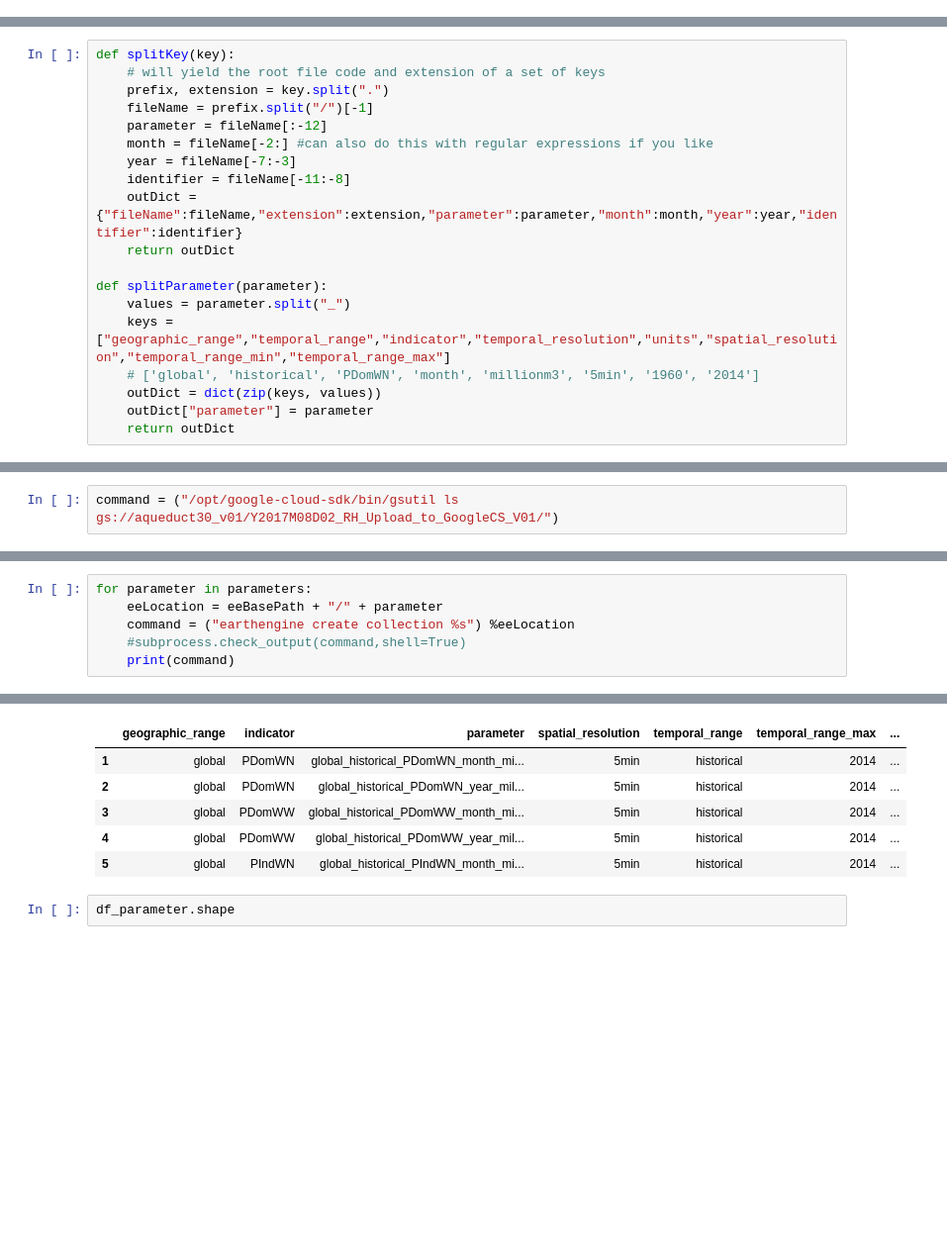
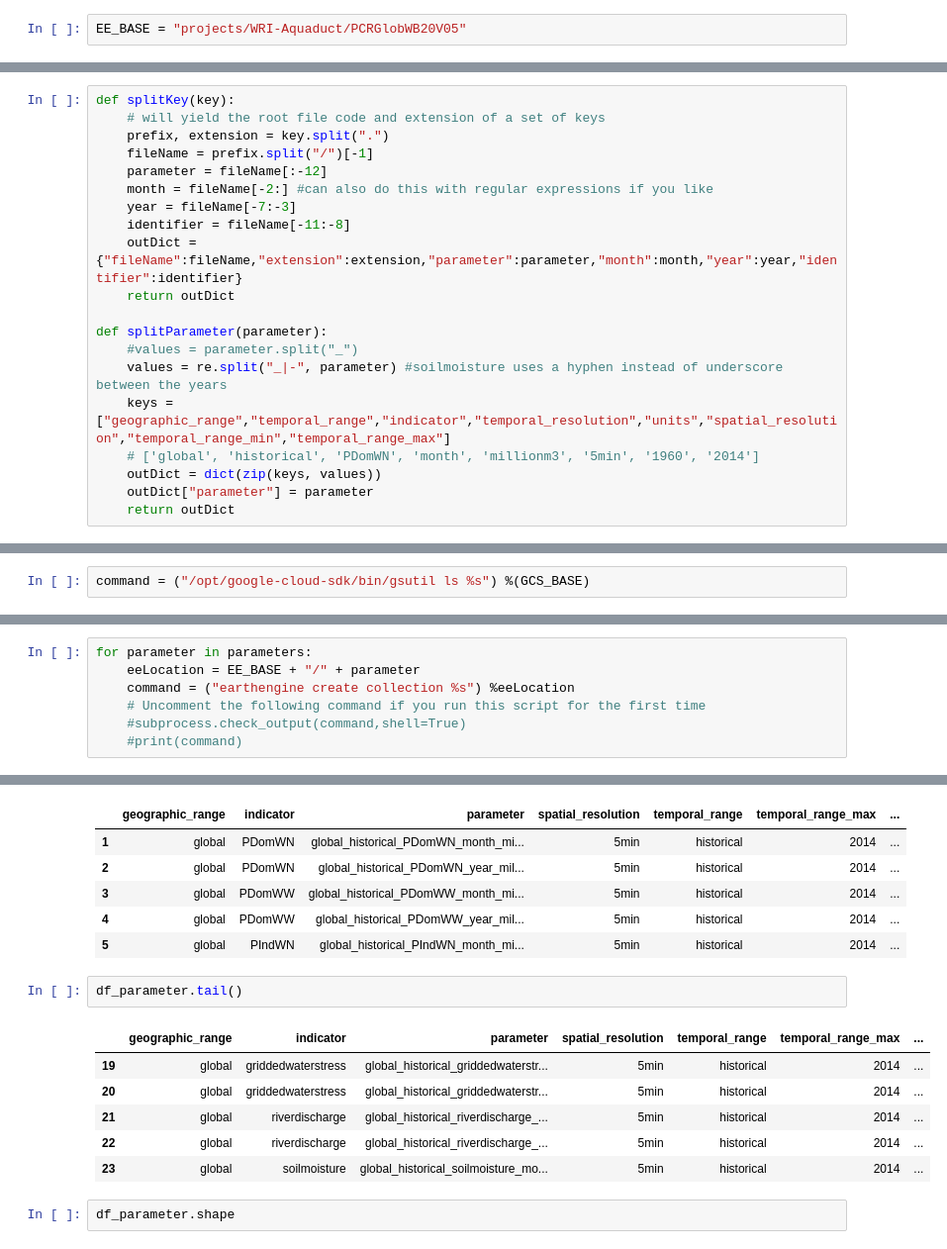
Before and after one commit to wri/Aqueduct30Docker, a Jupyter notebook: notebooks/production/Y2017M08D02_RH_Ingest_GCS_EE_V01.ipynb, the cells around one changed output, grey strips where cells are left out. Shown at 99% size. Drawn from its saved outputs; the diff is of its cells as text; blank space fills up the shorter version.

Commit message:
upload ee notebook finished

```diff
--- a/notebooks/production/Y2017M08D02_RH_Ingest_GCS_EE_V01.ipynb
+++ b/notebooks/production/Y2017M08D02_RH_Ingest_GCS_EE_V01.ipynb
@@ -23,3 +28,5 @@ import pandas as pd
+# %%
+EE_BASE = "projects/WRI-Aquaduct/PCRGlobWB20V05"
 # %% [markdown]
 ## Functions
 # %%
@@ -35,7 +42,8 @@ def splitKey(key):
     return outDict
 
 def splitParameter(parameter):
-    values = parameter.split("_")
+    #values = parameter.split("_")
+    values = re.split("_|-", parameter) #soilmoisture uses a hyphen instead of underscore between the years
     keys = ["geographic_range","temporal_range","indicator","temporal_resolution","units","spatial_resolution","temporal_range_min","temporal_range_max"]
     # ['global', 'historical', 'PDomWN', 'month', 'millionm3', '5min', '1960', '2014']
     outDict = dict(zip(keys, values))
@@ -58,5 +64,5 @@ b'Asset projects/WRI-Aquaduct/PCRGlobWB20V05 already exists\n'
 # %%
-command = ("/opt/google-cloud-sdk/bin/gsutil ls gs://aqueduct30_v01/Y2017M08D02_RH_Upload_to_GoogleCS_V01/")
+command = ("/opt/google-cloud-sdk/bin/gsutil ls %s") %(GCS_BASE)
 # %%
 keys = subprocess.check_output(command,shell=True)
 # %%
@@ -143,6 +128,7 @@ print(len(parameters))
 # %%
 for parameter in parameters:
-    eeLocation = eeBasePath + "/" + parameter
+    eeLocation = EE_BASE + "/" + parameter
     command = ("earthengine create collection %s") %eeLocation
+    # Uncomment the following command if you run this script for the first time
     #subprocess.check_output(command,shell=True)
-    print(command)
+    #print(command)
@@ -202,6 +151,15 @@ df_parameter.head()
 | 3 | global | PDomWW | global_historical_PDomWW_month_mi... | 5min | historical | 2014 | ... |
 | 4 | global | PDomWW | global_historical_PDomWW_year_mil... | 5min | historical | 2014 | ... |
 | 5 | global | PIndWN | global_historical_PIndWN_month_mi... | 5min | historical | 2014 | ... |
+# %%
+df_parameter.tail()
+# %% [output]
+|  | geographic_range | indicator | parameter | spatial_resolution | temporal_range | temporal_range_max | ... |
+| 19 | global | griddedwaterstress | global_historical_griddedwaterstr... | 5min | historical | 2014 | ... |
+| 20 | global | griddedwaterstress | global_historical_griddedwaterstr... | 5min | historical | 2014 | ... |
+| 21 | global | riverdischarge | global_historical_riverdischarge_... | 5min | historical | 2014 | ... |
+| 22 | global | riverdischarge | global_historical_riverdischarge_... | 5min | historical | 2014 | ... |
+| 23 | global | soilmoisture | global_historical_soilmoisture_mo... | 5min | historical | 2014 | ... |
 # %%
 df_parameter.shape
 # %% [output]
```
Also changed, not shown: parts of 20 cells of this notebook, 3 other files.
